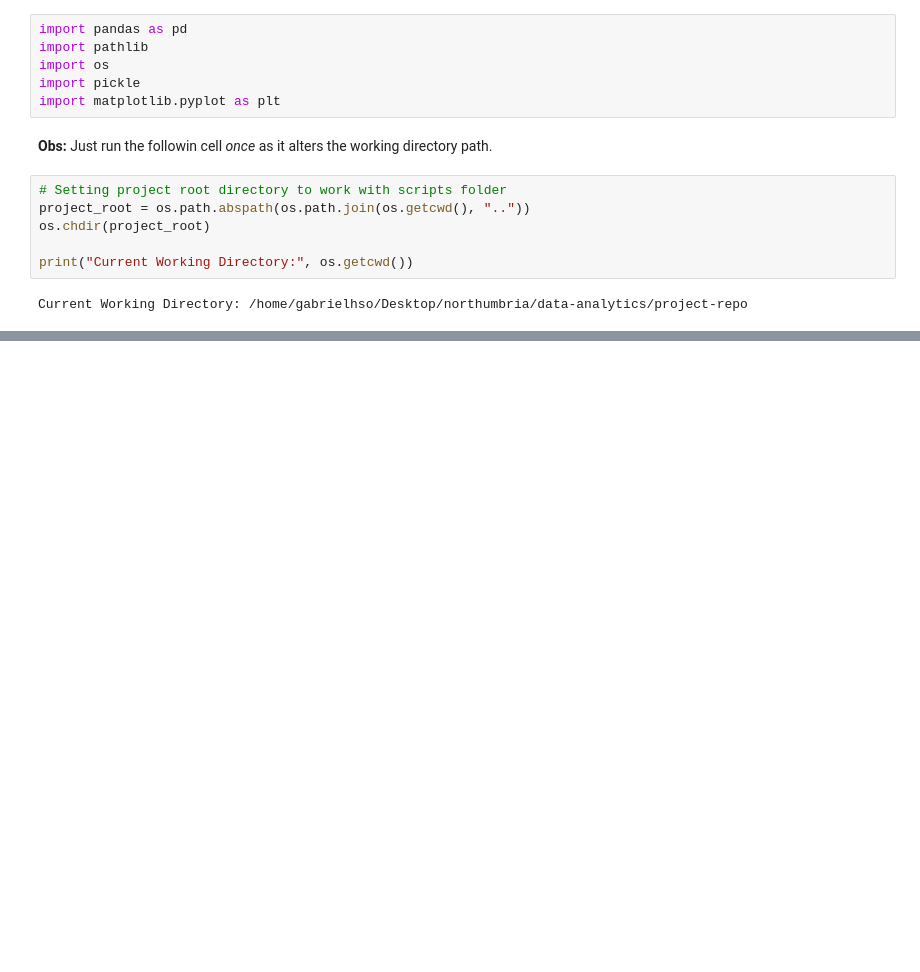
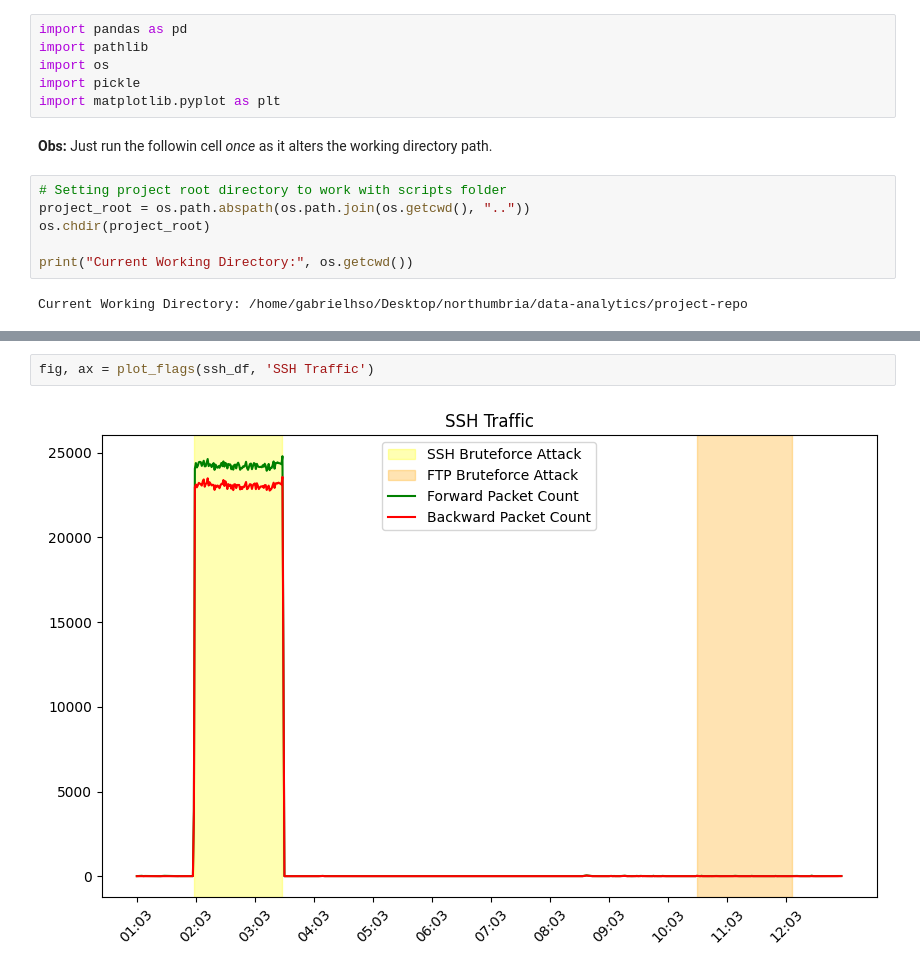
Before and after one commit to gabrielonishi/data-science-for-cyberattack-detection, a Jupyter notebook: notebooks/2-exploratory-analysis.ipynb, the cells around one changed output, grey strips where cells are left out. Saved outputs shown, nothing was run; the diff lists cells and outputs as text; blank space fills up the shorter version.

```diff
--- a/notebooks/2-exploratory-analysis.ipynb
+++ b/notebooks/2-exploratory-analysis.ipynb
@@ -156,0 +173,4 @@ plt.plot(timestamps, rst_flags)
+# %%
+fig, ax = plot_flags(ssh_df, 'SSH Traffic')
+# %% [output]
+[figure, added]
```
Also changed, not shown: parts of 39 cells of this notebook.
